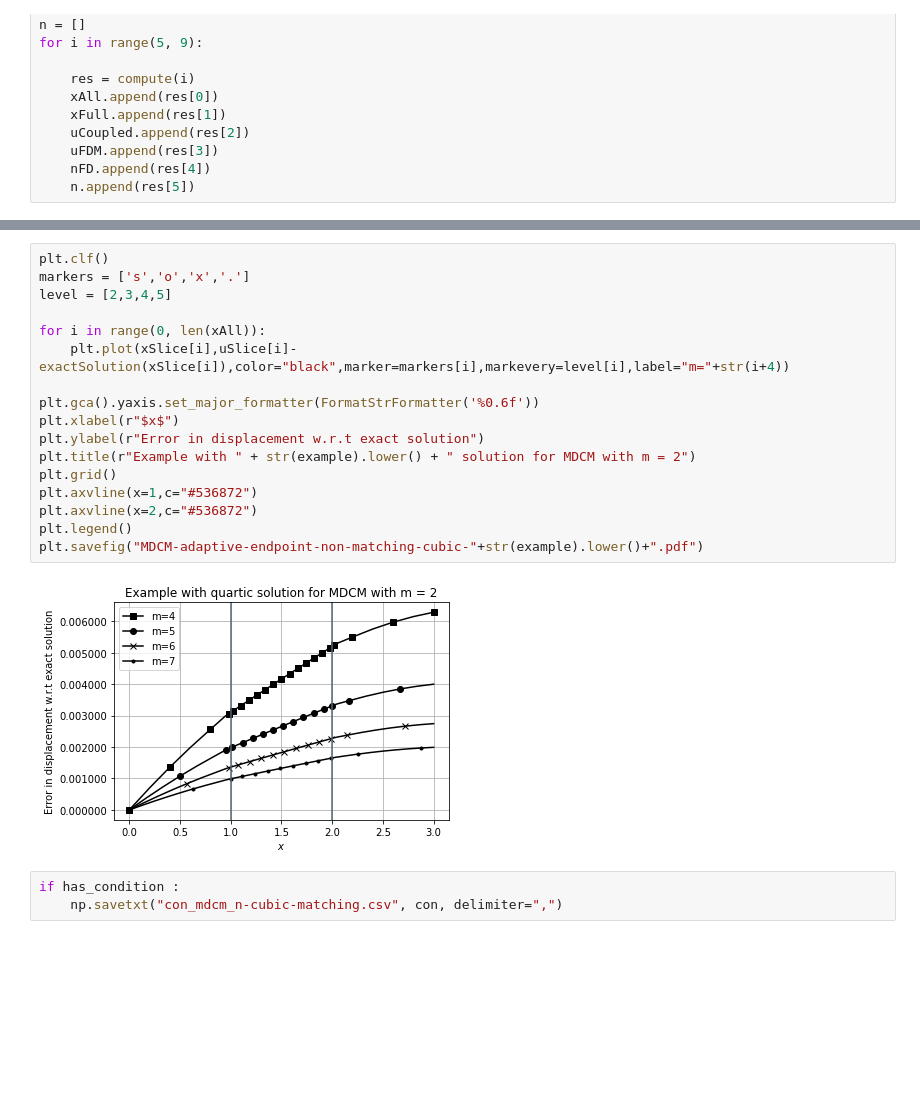
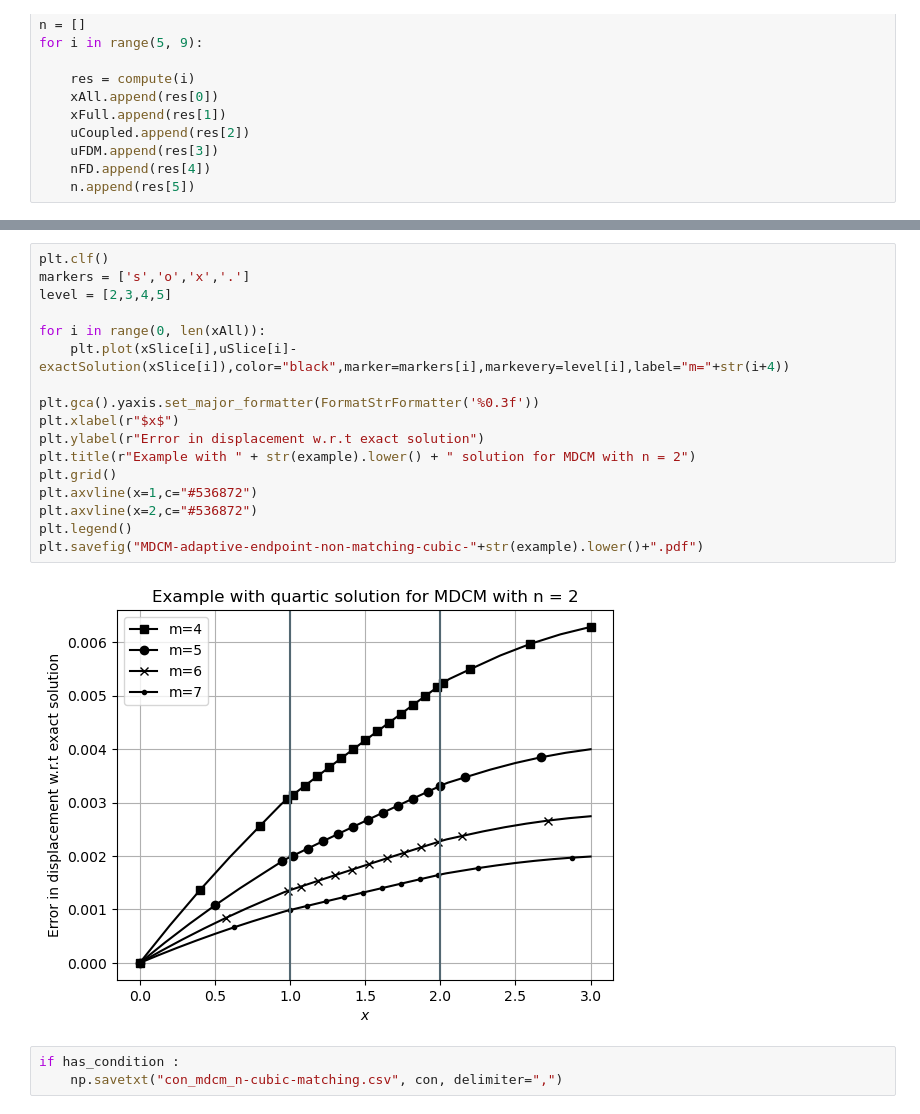
Before and after one commit to diehlpk/reusommer21, a Jupyter notebook: Coupling-MDCM-Adaptive-endpoint-non-matching-cubic.ipynb, the cells around one changed output, grey strips where cells are left out. Cells and saved outputs as stored; diff of their text form; blank space fills up the shorter version.

Commit message:
Modify Figure 19

```diff
--- a/Coupling-MDCM-Adaptive-endpoint-non-matching-cubic.ipynb
+++ b/Coupling-MDCM-Adaptive-endpoint-non-matching-cubic.ipynb
@@ -319,22 +319,22 @@ plt.axvline(x=2,c="#536872")
 # %%
 plt.clf()
 markers = ['s','o','x','.']
 level = [2,3,4,5]
 
 for i in range(0, len(xAll)):
     plt.plot(xSlice[i],uSlice[i]-exactSolution(xSlice[i]),color="black",marker=markers[i],markevery=level[i],label="m="+str(i+4))
 
-plt.gca().yaxis.set_major_formatter(FormatStrFormatter('%0.6f'))
+plt.gca().yaxis.set_major_formatter(FormatStrFormatter('%0.3f'))
 plt.xlabel(r"$x$")
 plt.ylabel(r"Error in displacement w.r.t exact solution")
-plt.title(r"Example with " + str(example).lower() + " solution for MDCM with m = 2")
+plt.title(r"Example with " + str(example).lower() + " solution for MDCM with n = 2")
 plt.grid()
 plt.axvline(x=1,c="#536872")
 plt.axvline(x=2,c="#536872")
 plt.legend()
 plt.savefig("MDCM-adaptive-endpoint-non-matching-cubic-"+str(example).lower()+".pdf")
 # %% [output]
-[figure, old version]
+[figure, new version]
 # %%
 if has_condition :
     np.savetxt("con_mdcm_n-cubic-matching.csv", con, delimiter=",")
```
Also changed, not shown: parts of 1 cell of this notebook, 2 other files.
